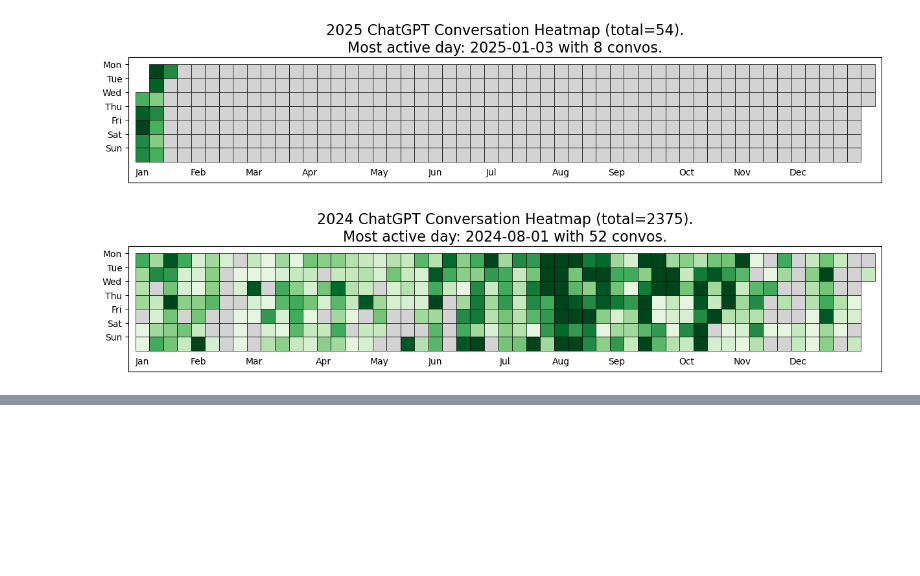
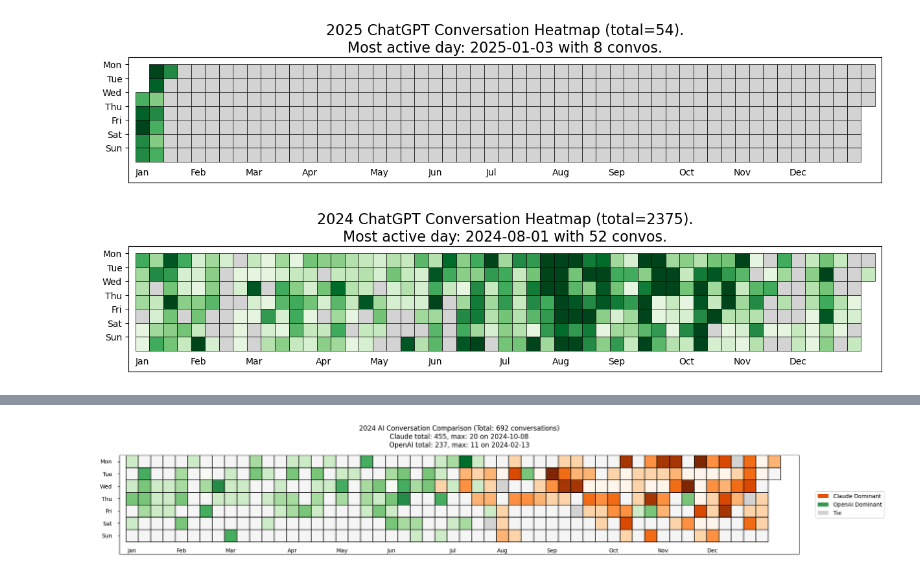
Before and after one commit to vamsivk99/aiengg-book-chiphuyen, a Jupyter notebook: scripts/ai-heatmap.ipynb, the cells around one changed output, grey strips where cells are left out. Cells and saved outputs as stored; diff of their text form; code cells hidden in the pictures; blank space fills up the shorter version.

```diff
--- a/scripts/ai-heatmap.ipynb
+++ b/scripts/ai-heatmap.ipynb
@@ -101,0 +240,4 @@ create_year_heatmap(convo_times, 2024)
+# %%
+create_comparison_heatmap(claude_convo_times, oai_convo_times, 2024)
+# %% [output]
+[figure, added]
```
Also changed, not shown: parts of 12 cells of this notebook.
